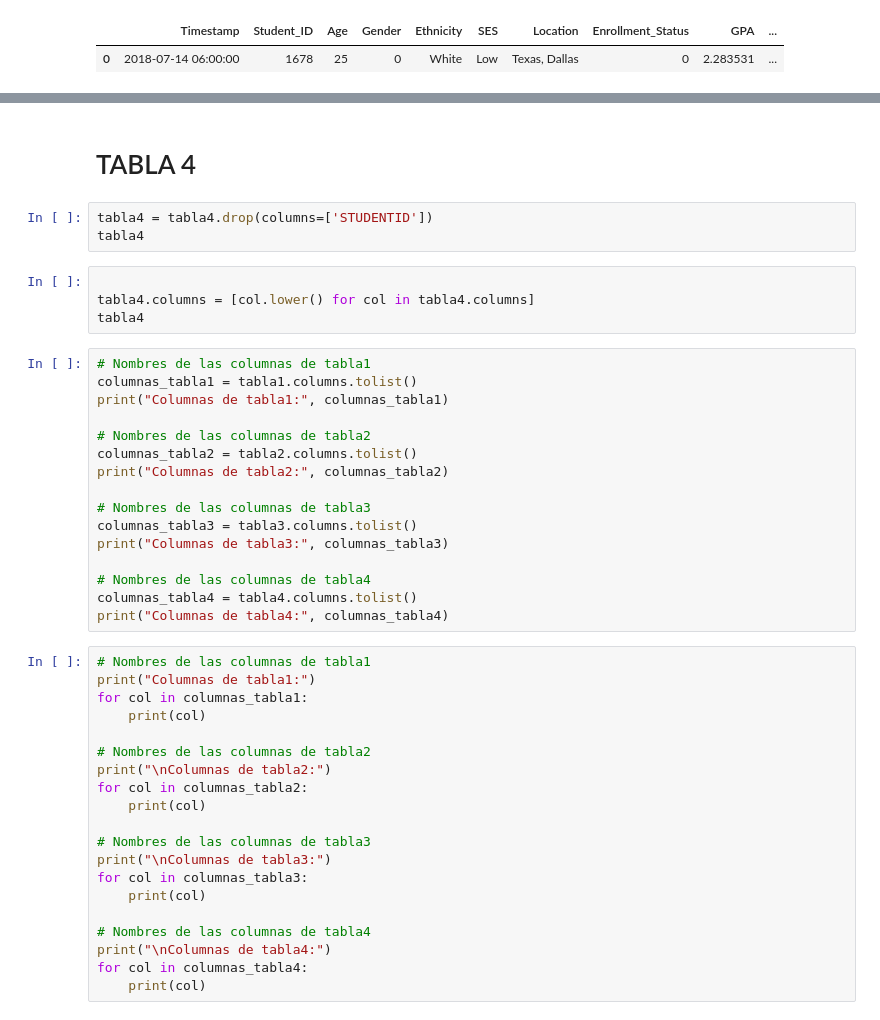
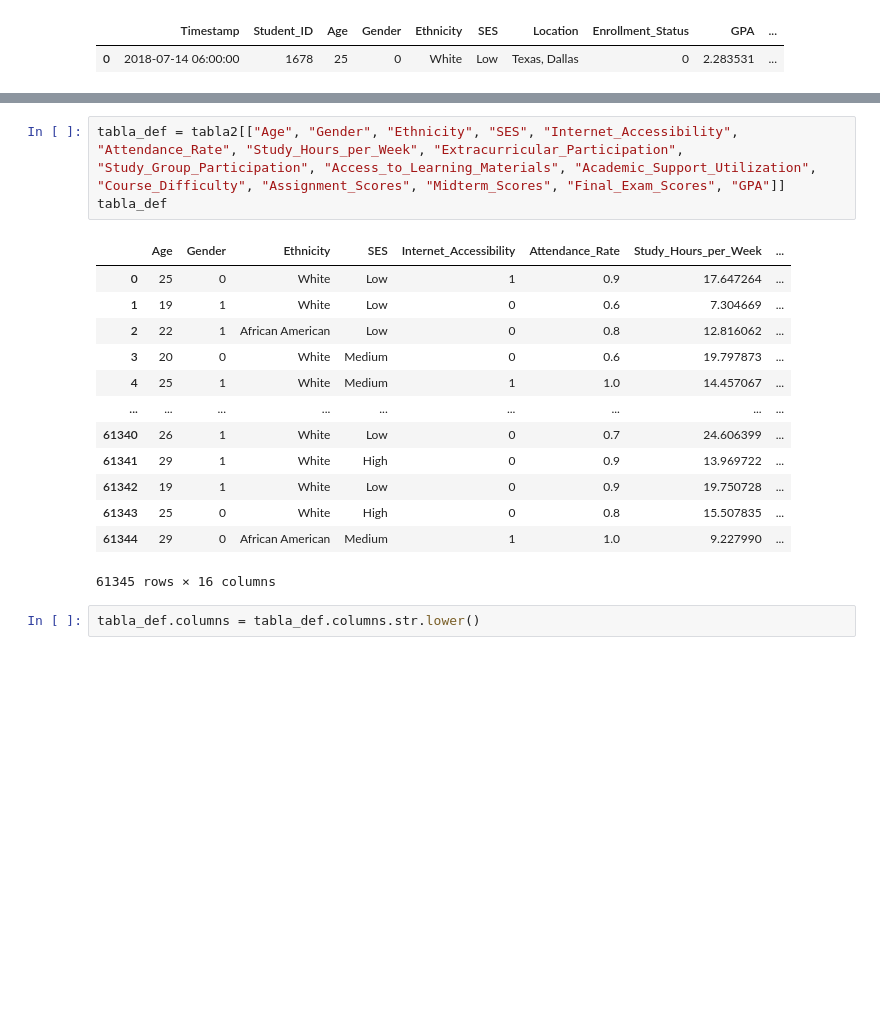
Before and after one commit to enialahcene/proyecto-ml, a Jupyter notebook: Documento limpieza de tablas.ipynb, the cells around one changed output, grey strips where cells are left out. Saved outputs shown, nothing was run; the diff lists cells and outputs as text; blank space fills up the shorter version.

```diff
--- a/Documento limpieza de tablas.ipynb
+++ b/Documento limpieza de tablas.ipynb
@@ -441,45 +142,19 @@ tabla3
-# %% [markdown]
-# TABLA 4
-# %%
-tabla4 = tabla4.drop(columns=['STUDENTID'])
-tabla4
-# %%
-
-tabla4.columns = [col.lower() for col in tabla4.columns]
-tabla4
-# %%
-# Nombres de las columnas de tabla1
-columnas_tabla1 = tabla1.columns.tolist()
-print("Columnas de tabla1:", columnas_tabla1)
-
-# Nombres de las columnas de tabla2
-columnas_tabla2 = tabla2.columns.tolist()
-print("Columnas de tabla2:", columnas_tabla2)
-
-# Nombres de las columnas de tabla3
-columnas_tabla3 = tabla3.columns.tolist()
-print("Columnas de tabla3:", columnas_tabla3)
-
-# Nombres de las columnas de tabla4
-columnas_tabla4 = tabla4.columns.tolist()
-print("Columnas de tabla4:", columnas_tabla4)
-# %%
-# Nombres de las columnas de tabla1
-print("Columnas de tabla1:")
-for col in columnas_tabla1:
-    print(col)
-
-# Nombres de las columnas de tabla2
-print("\nColumnas de tabla2:")
-for col in columnas_tabla2:
-    print(col)
-
-# Nombres de las columnas de tabla3
-print("\nColumnas de tabla3:")
-for col in columnas_tabla3:
-    print(col)
-
-# Nombres de las columnas de tabla4
-print("\nColumnas de tabla4:")
-for col in columnas_tabla4:
-    print(col)
+# %%
+tabla_def = tabla2[["Age", "Gender", "Ethnicity", "SES", "Internet_Accessibility", "Attendance_Rate", "Study_Hours_per_Week", "Extracurricular_Participation", "Study_Group_Participation", "Access_to_Learning_Materials", "Academic_Support_Utilization", "Course_Difficulty", "Assignment_Scores", "Midterm_Scores", "Final_Exam_Scores", "GPA"]]
+tabla_def
+# %% [output]
+|  | Age | Gender | Ethnicity | SES | Internet_Accessibility | Attendance_Rate | Study_Hours_per_Week | ... |
+| 0 | 25 | 0 | White | Low | 1 | 0.9 | 17.647264 | ... |
+| 1 | 19 | 1 | White | Low | 0 | 0.6 | 7.304669 | ... |
+| 2 | 22 | 1 | African American | Low | 0 | 0.8 | 12.816062 | ... |
+| 3 | 20 | 0 | White | Medium | 0 | 0.6 | 19.797873 | ... |
+| 4 | 25 | 1 | White | Medium | 1 | 1.0 | 14.457067 | ... |
+| ... | ... | ... | ... | ... | ... | ... | ... | ... |
+| 61340 | 26 | 1 | White | Low | 0 | 0.7 | 24.606399 | ... |
+| 61341 | 29 | 1 | White | High | 0 | 0.9 | 13.969722 | ... |
+| 61342 | 19 | 1 | White | Low | 0 | 0.9 | 19.750728 | ... |
+| 61343 | 25 | 0 | White | High | 0 | 0.8 | 15.507835 | ... |
+| 61344 | 29 | 0 | African American | Medium | 1 | 1.0 | 9.227990 | ... |
+61345 rows × 16 columns
+# %%
+tabla_def.columns = tabla_def.columns.str.lower()
```
Also changed, not shown: parts of 47 cells of this notebook.
